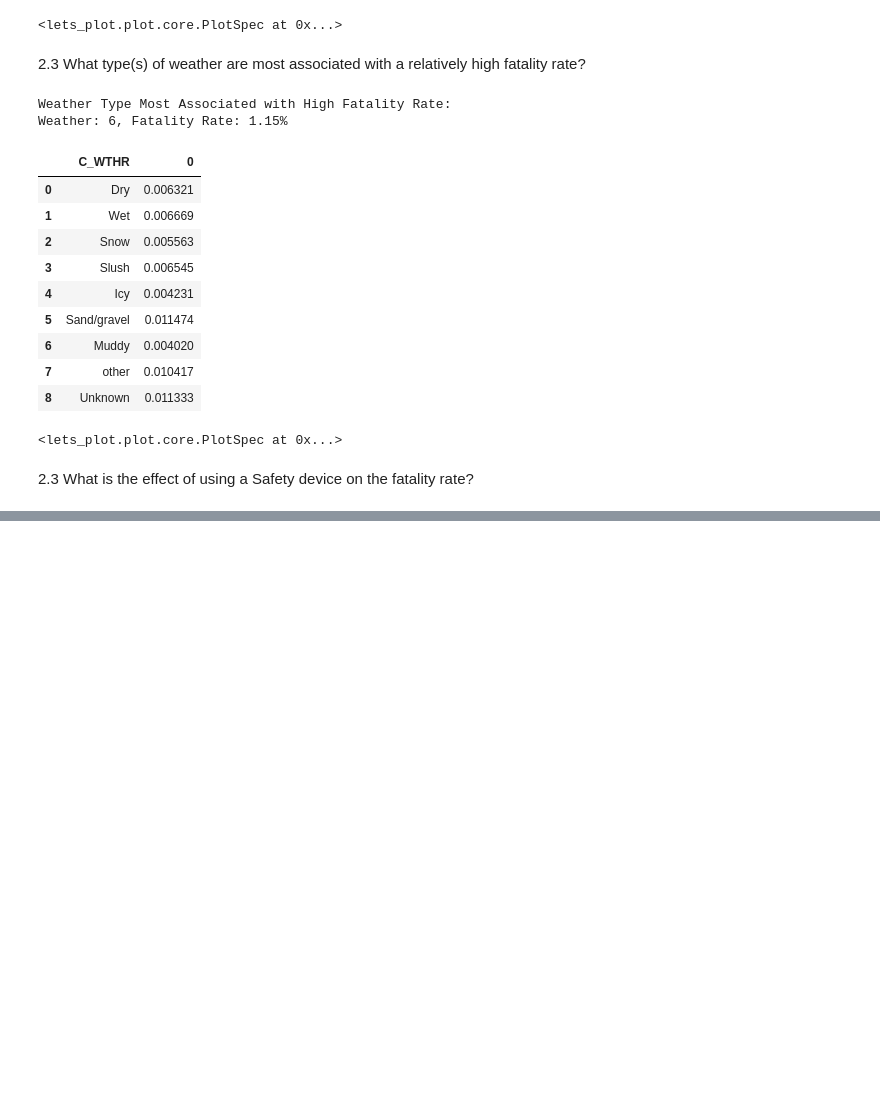
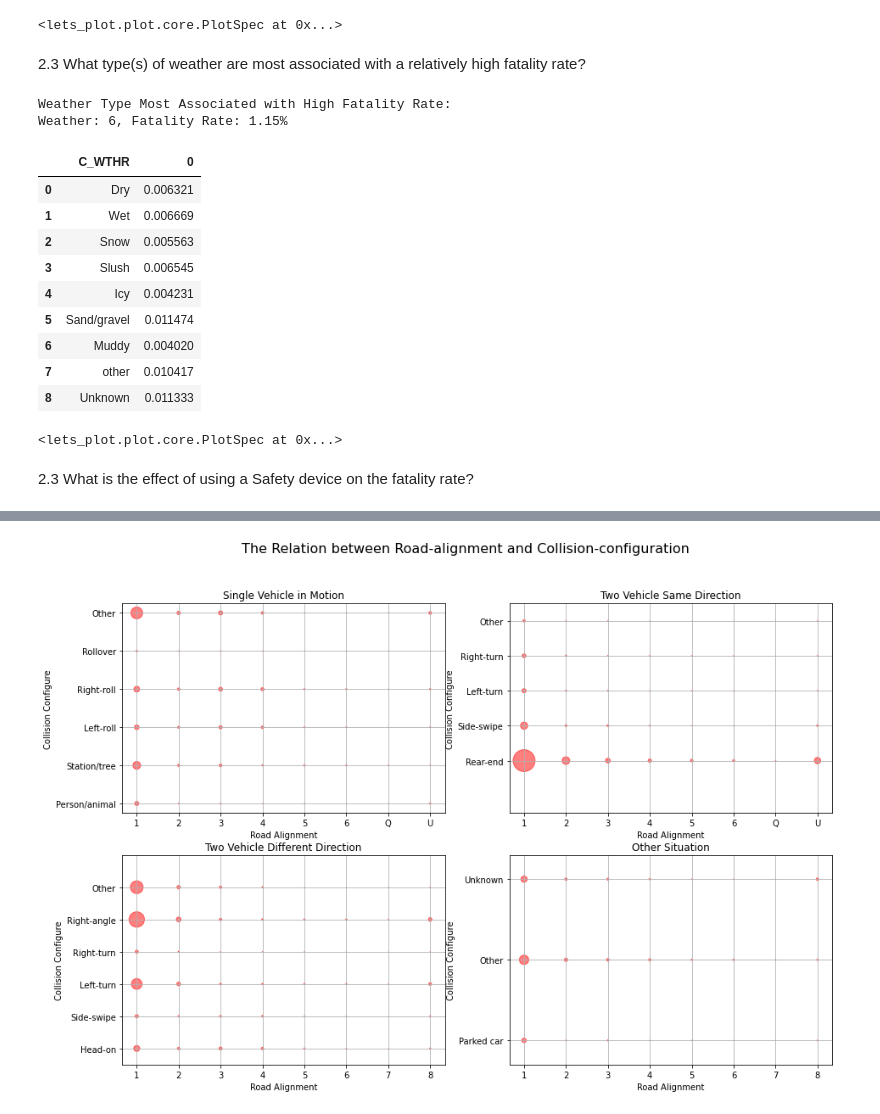
Before and after one commit to pokwir/National-Collision-Database-Analysis, a Jupyter notebook: notebooks/data_analysis.ipynb, the cells around one changed output, grey strips where cells are left out. Saved outputs shown, nothing was run; the diff lists cells and outputs as text; code cells hidden in the pictures; blank space fills up the shorter version.

```diff
--- a/notebooks/data_analysis.ipynb
+++ b/notebooks/data_analysis.ipynb
@@ -325,0 +376,19 @@ Safety Device: 10, Fatality Rate: 12.66%
+# %%
+#Too many collision configuration involved, iterate a list of dateframes to
+# separate different collision config.
+df6 = []
+df6.append( df1[df1.C_CONF < 10] )
+df6.append( df1[(df1.C_CONF > 20)&(df1.C_CONF < 30)] )
+df6.append( df1[(df1.C_CONF > 30)&(df1.C_CONF < 40)] )
+df6.append( df1[df1.C_CONF > 40] )
+# %%
+#Reformat the dataframe, to summarize the collision numbers in different situation,
+# and store in another list of dataframe 'df7'
+
+se6 = []; df7 = []
+for i in range(0,4):
+    se6.append( df6[i].groupby(['C_RALN','C_CONF']).size() )
+    se6[i].name = 'collision'
+    df7.append( pd.DataFrame(se6[i]).reset_index() )
+
+df7[3]
@@ -325,0 +413,79 @@ Safety Device: 10, Fatality Rate: 12.66%
+# %%
+#Draw four subplots to show the relation between the road alignment
+# and different collision situations.
+
+fig = plt.figure(figsize=(15, 10))
+fig.suptitle("The Relation between Road-alignment and Collision-configuration",
+             fontsize = 16)
+
+#---------------------- Only one car involved in collision. ----------------------
+ax1 = fig.add_subplot(2,2,1)
+ax1.set_xticks(range(1,9))
+ax1.set_xticklabels([1,2,3,4,5,6,'Q','U'])
+ax1.set_xlabel("Road Alignment")
+
+ax1.set_yticks(range(1,7))
+ax1.set_yticklabels(['Person/animal','Station/tree','Left-roll',
+                     'Right-roll','Rollover','Other'])
+ax1.set_ylabel("Collision Configure")
+
+ax1.set_title("Single Vehicle in Motion")
+ax1.scatter(df7[0].C_RALN,df7[0].C_CONF,
+            df7[0].collision*.01,
+            alpha=0.5,color='r')
+plt.grid(which='major')
+
+#---------------------- Two car same direction. ----------------------
+ax2 = fig.add_subplot(2,2,2)
+ax2.set_xticks(range(1,9))
+ax2.set_xticklabels([1,2,3,4,5,6,'Q','U'])
+ax2.set_xlabel("Road Alignment")
+
+
+ax2.set_ylim([19.5,25.5])
+ax2.set_yticks(range(21,26))
+ax2.set_yticklabels(['Rear-end','Side-swipe','Left-turn','Right-turn','Other'])
+ax2.set_ylabel("Collision Configure")
+
+ax2.set_title("Two Vehicle Same Direction")
+ax2.scatter(df7[1].C_RALN,df7[1].C_CONF,
+            df7[1].collision*.01,
+            alpha=0.5,color='r')
+plt.grid(which='major')
+
+#---------------------- Two car different direction. ----------------------
+ax3 = fig.add_subplot(2,2,3)
+ax3.set_xticks(range(1,9))
+# ax3.set_xticklabels(C_RALN,rotation=30,ha='right')
+ax3.set_xlabel("Road Alignment")
+
+ax3.set_ylim([30.5,37])
+ax3.set_yticks(range(31,37))
+ax3.set_yticklabels(['Head-on','Side-swipe','Left-turn','Right-turn',
+                     'Right-angle','Other'])
+ax3.set_ylabel("Collision Configure")
+
+ax3.set_title("Two Vehicle Different Direction")
+ax3.scatter(df7[2].C_RALN,df7[2].C_CONF,
+            df7[2].collision*.01,
+            alpha=0.5,color='r')
+plt.grid(which='major')
+
+#---------------------- Other situation. ----------------------
+ax4 = fig.add_subplot(2,2,4)
+ax4.set_xticks(range(1,9))
+# ax4.set_xticklabels(C_RALN,rotation=30,ha='right')
+ax4.set_xlabel("Road Alignment")
+
+ax4.set_ylim([40.7,43.3])
+ax4.set_yticks(range(41,44))
+ax4.set_yticklabels(['Parked car','Other','Unknown'])
+ax4.set_ylabel("Collision Configure")
+
+ax4.set_title("Other Situation")
+ax4.scatter(df7[3].C_RALN,df7[3].C_CONF,
+            df7[3].collision*.01,
+            alpha=0.5,color='r')
+plt.grid(which='major');
+# %% [output]
+[figure, added]
```
Also changed, not shown: parts of 22 cells of this notebook.
